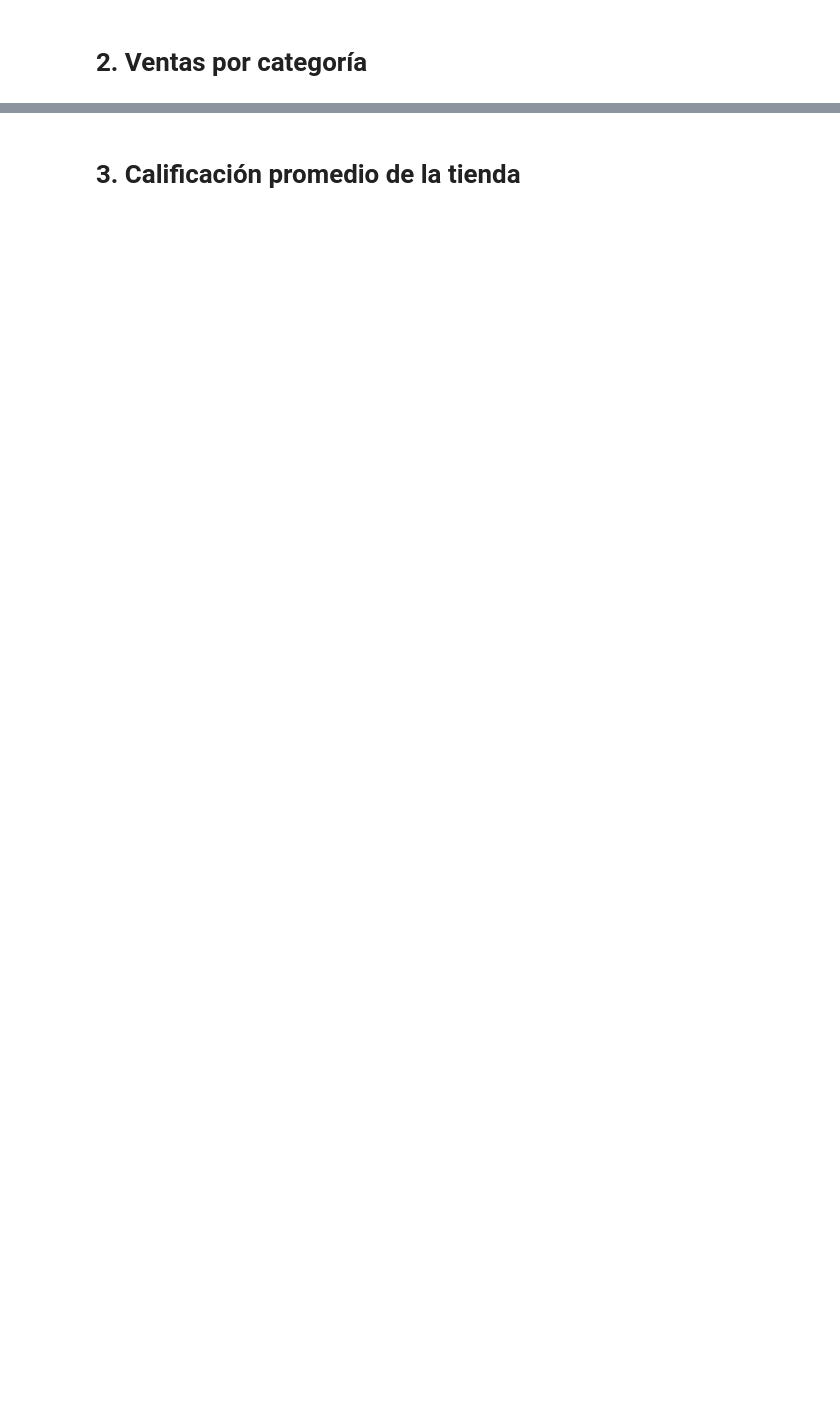
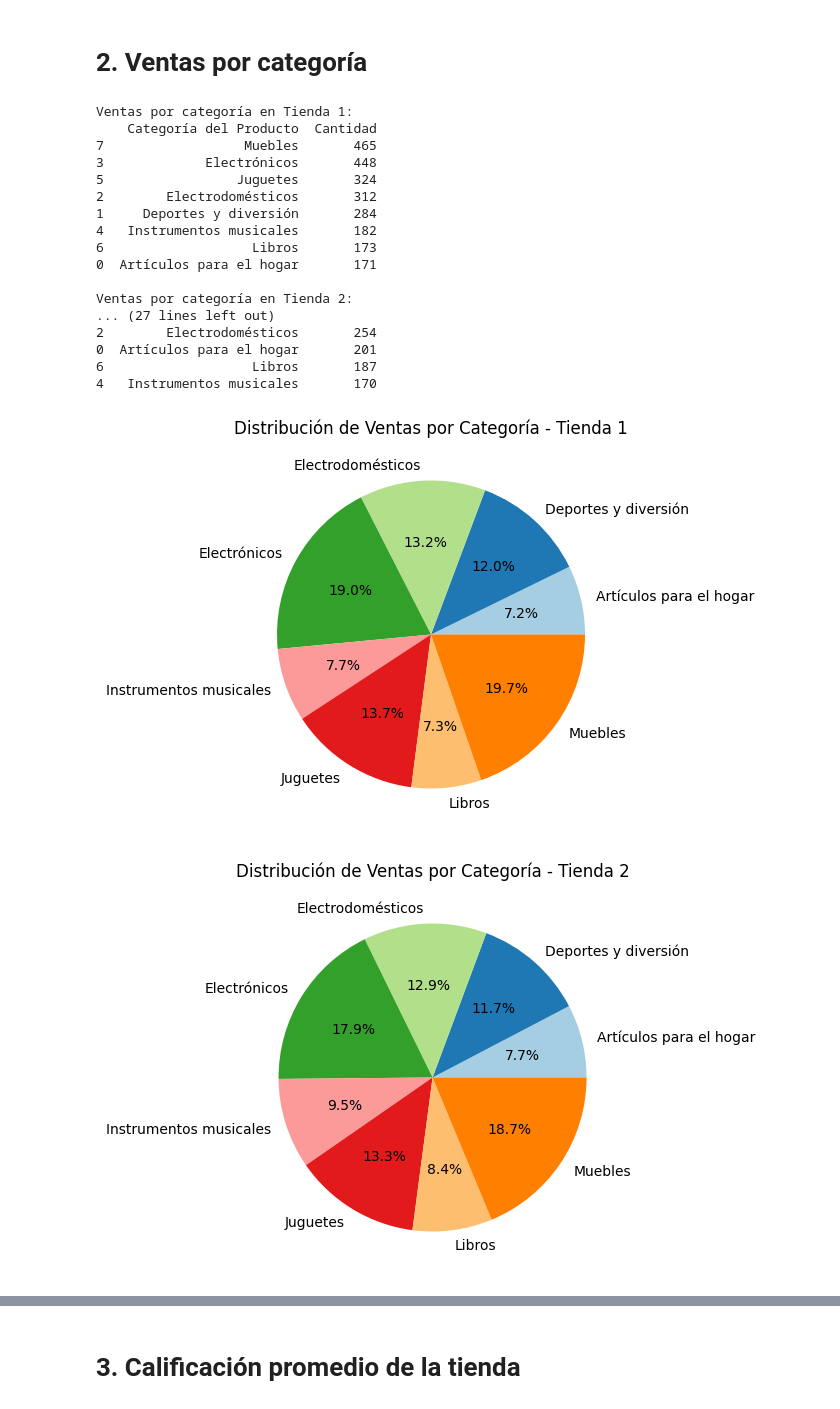
Before and after one commit to cjelve01/Challenge-de-Modelado-de-datos-con-Python, a Jupyter notebook: AluraStoreLatam.ipynb, the cells around one changed output, grey strips where cells are left out. Saved outputs shown, nothing was run; the diff lists cells and outputs as text; code cells hidden in the pictures; blank space fills up the shorter version.

```diff
--- a/AluraStoreLatam.ipynb
+++ b/AluraStoreLatam.ipynb
@@ -28,2 +61,57 @@ tienda.head()
 # %% [markdown]
 # 2. Ventas por categoría
+# %%
+# Calcular cantidad de productos vendidos por categoría en cada tienda
+ventas_tienda_1 = tienda.groupby("Categoría del Producto").size().reset_index(name="Cantidad")
+ventas_tienda_2 = tienda2.groupby("Categoría del Producto").size().reset_index(name="Cantidad")
+ventas_tienda_3 = tienda3.groupby("Categoría del Producto").size().reset_index(name="Cantidad")
+ventas_tienda_4 = tienda4.groupby("Categoría del Producto").size().reset_index(name="Cantidad")
+
+# Mostrar los resultados ordenados por cantidad de ventas
+print("Ventas por categoría en Tienda 1:")
+print(ventas_tienda_1.sort_values(by="Cantidad", ascending=False))
+
+print("\nVentas por categoría en Tienda 2:")
+print(ventas_tienda_2.sort_values(by="Cantidad", ascending=False))
+
+print("\nVentas por categoría en Tienda 3:")
+print(ventas_tienda_3.sort_values(by="Cantidad", ascending=False))
+
+print("\nVentas por categoría en Tienda 4:")
+print(ventas_tienda_4.sort_values(by="Cantidad", ascending=False))
+
+
+import matplotlib.pyplot as plt
+
+# Función para graficar ventas por categoría en pastel
+def graficar_pastel(df, nombre_tienda):
+    plt.figure(figsize=(5, 5))
+    plt.pie(df["Cantidad"], labels=df["Categoría del Producto"], autopct="%1.1f%%", colors=plt.cm.Paired.colors)
+    plt.title(f"Distribución de Ventas por Categoría - {nombre_tienda}")
+    plt.show()
+
+# Graficar las ventas en formato pastel para cada tienda
+graficar_pastel(ventas_tienda_1, "Tienda 1")
+graficar_pastel(ventas_tienda_2, "Tienda 2")
+graficar_pastel(ventas_tienda_3, "Tienda 3")
+graficar_pastel(ventas_tienda_4, "Tienda 4")
+# %% [output]
+Ventas por categoría en Tienda 1:
+    Categoría del Producto  Cantidad
+7                  Muebles       465
+3             Electrónicos       448
+5                 Juguetes       324
+2        Electrodomésticos       312
+1     Deportes y diversión       284
+4   Instrumentos musicales       182
+6                   Libros       173
+0  Artículos para el hogar       171
+
+Ventas por categoría en Tienda 2:
+... (27 lines left out)
+2        Electrodomésticos       254
+0  Artículos para el hogar       201
+6                   Libros       187
+4   Instrumentos musicales       170
+[figure, added]
+[figure, added]
```
Also changed, not shown: parts of 6 cells of this notebook.
